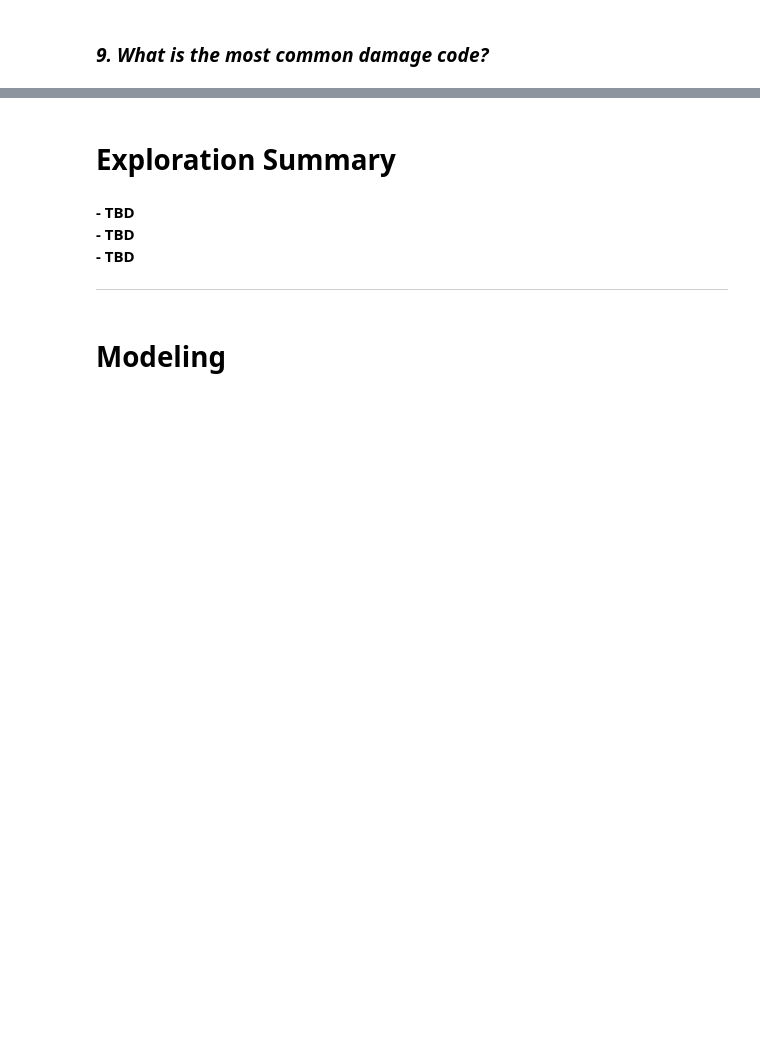
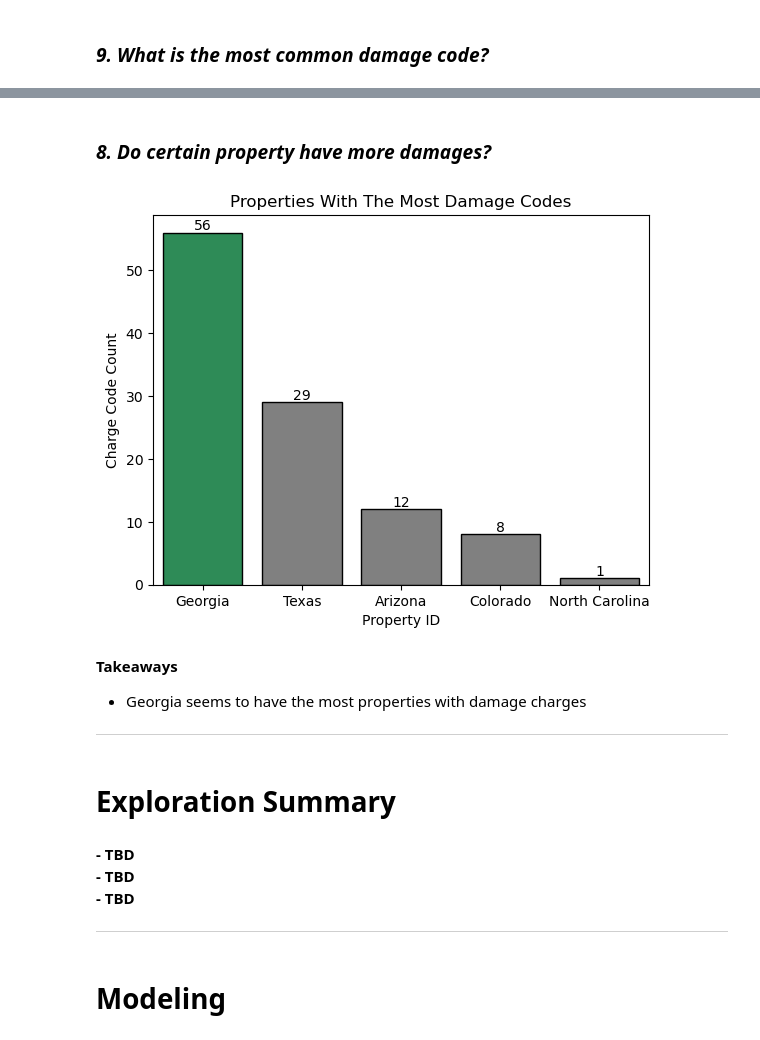
Before and after one commit to Project-DANE/DANE, a Jupyter notebook: final_notebook.ipynb, the cells around one changed output, grey strips where cells are left out. Drawn from its saved outputs; the diff is of its cells as text; code cells hidden in the pictures; blank space fills up the shorter version.

```diff
--- a/final_notebook.ipynb
+++ b/final_notebook.ipynb
@@ -298,3 +283,15 @@ _____
+# %% [markdown]
+### *8. Do certain property have more damages?*
+# %%
+e.plot_bad_properties(train)
+# %% [output]
+[figure, added]
+# %% [markdown]
+**Takeaways**
+
+- Georgia seems to have the most properties with damage charges
+
+____
 # %% [markdown]
 # Exploration Summary
 # %% [markdown]
```
Also changed, not shown: parts of 22 cells of this notebook, 1 other file.
